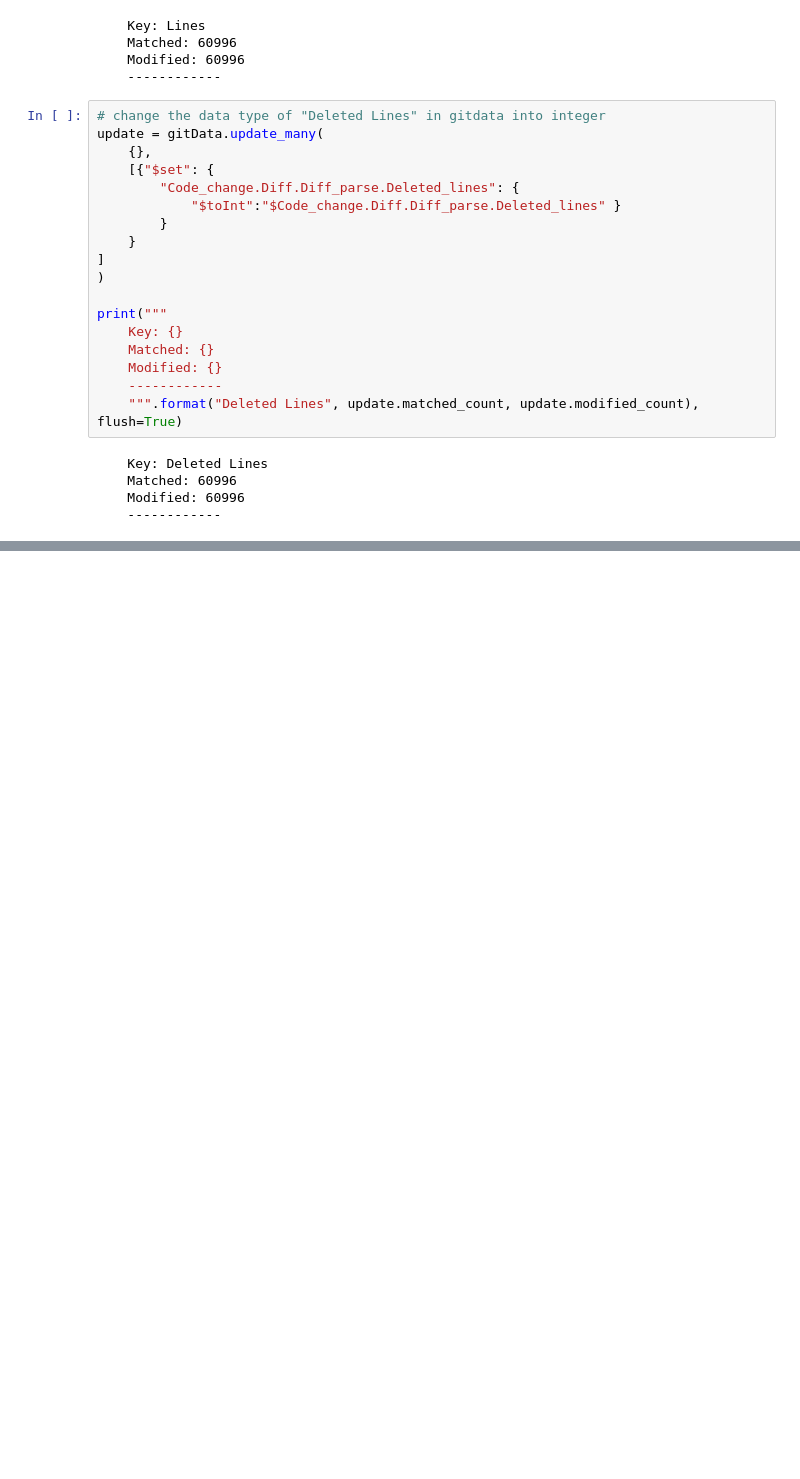
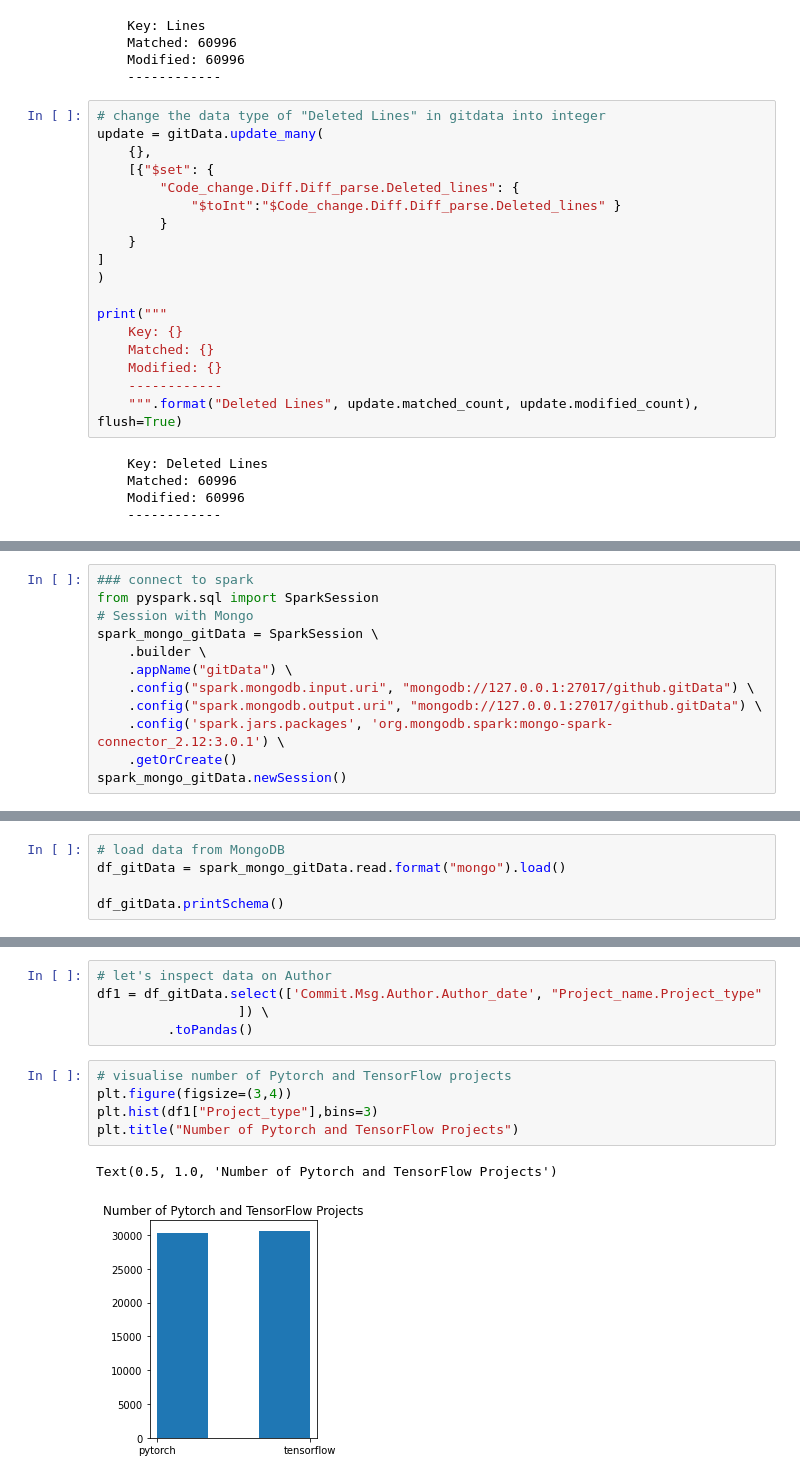
Before and after one commit to crystalwongcy/database_management, a Jupyter notebook: DMS.ipynb, the cells around one changed output, grey strips where cells are left out. Saved outputs shown, nothing was run; the diff lists cells and outputs as text; blank space fills up the shorter version.

```diff
--- a/DMS.ipynb
+++ b/DMS.ipynb
@@ -693,0 +775,12 @@ print("""
+# %%
+### connect to spark
+from pyspark.sql import SparkSession
+# Session with Mongo
+spark_mongo_gitData = SparkSession \
+    .builder \
+    .appName("gitData") \
+    .config("spark.mongodb.input.uri", "mongodb://127.0.0.1:27017/github.gitData") \
+    .config("spark.mongodb.output.uri", "mongodb://127.0.0.1:27017/github.gitData") \
+    .config('spark.jars.packages', 'org.mongodb.spark:mongo-spark-connector_2.12:3.0.1') \
+    .getOrCreate()
+spark_mongo_gitData.newSession()
@@ -693,0 +789,5 @@ print("""
+# %%
+# load data from MongoDB
+df_gitData = spark_mongo_gitData.read.format("mongo").load()
+
+df_gitData.printSchema()
@@ -693,0 +819,13 @@ print("""
+# %%
+# let's inspect data on Author
+df1 = df_gitData.select(['Commit.Msg.Author.Author_date', "Project_name.Project_type"
+                  ]) \
+         .toPandas()
+# %%
+# visualise number of Pytorch and TensorFlow projects
+plt.figure(figsize=(3,4))
+plt.hist(df1["Project_type"],bins=3)
+plt.title("Number of Pytorch and TensorFlow Projects")
+# %% [output]
+Text(0.5, 1.0, 'Number of Pytorch and TensorFlow Projects')
+[figure, added]
```
Also changed, not shown: parts of 45 cells of this notebook, 5 other files.
